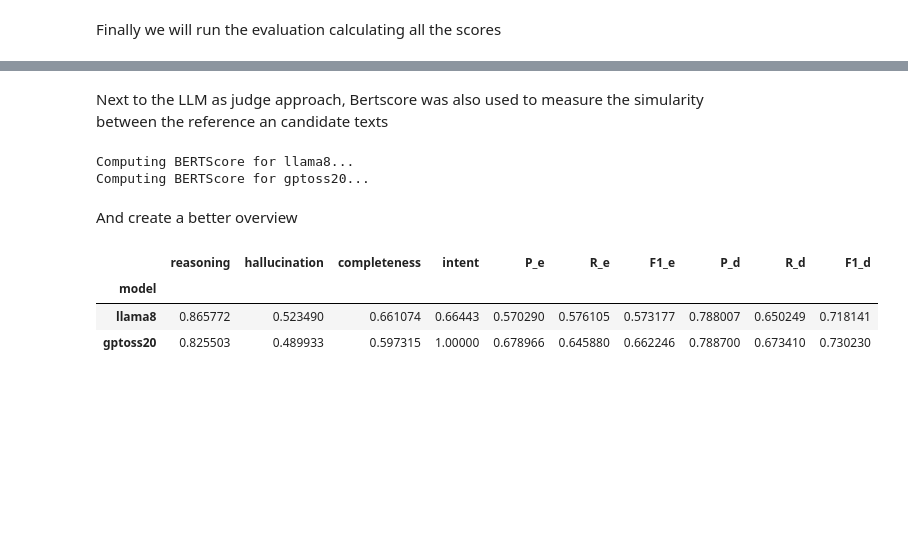
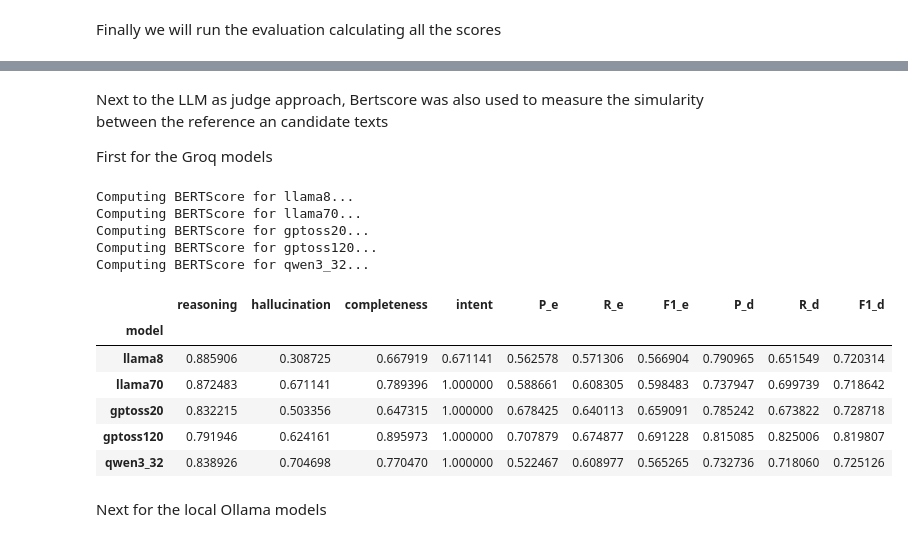
Before and after one commit to bcruijsberg/checkmate, a Jupyter notebook: Evaluation/llm_as_judge.ipynb, the cells around one changed output, grey strips where cells are left out. Drawn from its saved outputs; the diff is of its cells as text; code cells hidden in the pictures; blank space fills up the shorter version.

```diff
--- a/Evaluation/llm_as_judge.ipynb
+++ b/Evaluation/llm_as_judge.ipynb
@@ -677,20 +664,22 @@ dtype: float64
 # %% [markdown]
 Next to the LLM as judge approach, Bertscore was also used to measure the simularity between the reference an candidate texts
+
+First for the Groq models
 # %%
 from bert_score import BERTScorer
 scorer = BERTScorer(model_type="distilroberta-base",lang="en",rescale_with_baseline=True,device="cuda")
 
-# Copy of dataset
-metrics_df = scores_df.copy()
+# Load your ground dataset
+metrics_df  = pd.read_csv("scores_output-groq.csv", encoding="utf-8")
 
 # Models to evaluate
-models = ["llama8", "gptoss20"]
+models_to_test = ["llama8", "llama70", "gptoss20", "gptoss120","qwen3_32"]
 
 # Reference texts
 r_explanation = metrics_df["explanation"].fillna("").astype(str).tolist()
 r_details = metrics_df["details_text"].fillna("").astype(str).tolist()
 
-for model in models:
+for model in models_to_test:
     print(f"Computing BERTScore for {model}...")
 
     # Candidate texts
@@ -711,35 +700,43 @@ for model in models:
     metrics_df[f"P_details_{model}"] = P_d.cpu().numpy()
     metrics_df[f"R_details_{model}"] = R_d.cpu().numpy()
     metrics_df[f"F1_details_{model}"] = F1_d.cpu().numpy()
+
+metrics_df.to_csv("metrics_output-groq.csv", index=False)
 # %% [output]
 Computing BERTScore for llama8...
+Computing BERTScore for llama70...
 Computing BERTScore for gptoss20...
+Computing BERTScore for gptoss120...
+Computing BERTScore for qwen3_32...
-# %% [markdown]
-And create a better overview
 # %%
 rows = []
 
-for model in models:
+for model in models_to_test:
     rows.append({
         "model": model,
-        "reasoning": scores_df[f"reason_{model}"].mean(),
-        "hallucination": scores_df[f"halluci_{model}"].mean(),
-        "completeness": scores_df[f"complete_{model}"].mean(),
-        "intent": scores_df[f"intent_{model}"].mean(),
+        "reasoning": metrics_df[f"reason_{model}"].mean(),
+        "hallucination": metrics_df[f"halluci_{model}"].mean(),
+        "completeness": metrics_df[f"complete_{model}"].mean(),
+        "intent": metrics_df[f"intent_{model}"].mean(),
 
-        "P_e": scores_df[f"P_explanation_{model}"].mean(),
-        "R_e": scores_df[f"R_explanation_{model}"].mean(),
-        "F1_e": scores_df[f"F1_explanation_{model}"].mean(),
+        "P_e": metrics_df[f"P_explanation_{model}"].mean(),
+        "R_e": metrics_df[f"R_explanation_{model}"].mean(),
+        "F1_e": metrics_df[f"F1_explanation_{model}"].mean(),
 
-        "P_d": scores_df[f"P_details_{model}"].mean(),
-        "R_d": scores_df[f"R_details_{model}"].mean(),
-        "F1_d": scores_df[f"F1_details_{model}"].mean(),
+        "P_d": metrics_df[f"P_details_{model}"].mean(),
+        "R_d": metrics_df[f"R_details_{model}"].mean(),
+        "F1_d": metrics_df[f"F1_details_{model}"].mean(),
     })
 
 summary_df = pd.DataFrame(rows).set_index("model")
 summary_df
 # %% [output]
 |  | reasoning | hallucination | completeness | intent | P_e | R_e | F1_e | P_d | R_d | F1_d |
 | model |  |  |  |  |  |  |  |  |  |  |
-| llama8 | 0.865772 | 0.523490 | 0.661074 | 0.66443 | 0.570290 | 0.576105 | 0.573177 | 0.788007 | 0.650249 | 0.718141 |
-| gptoss20 | 0.825503 | 0.489933 | 0.597315 | 1.00000 | 0.678966 | 0.645880 | 0.662246 | 0.788700 | 0.673410 | 0.730230 |
+| llama8 | 0.885906 | 0.308725 | 0.667919 | 0.671141 | 0.562578 | 0.571306 | 0.566904 | 0.790965 | 0.651549 | 0.720314 |
+| llama70 | 0.872483 | 0.671141 | 0.789396 | 1.000000 | 0.588661 | 0.608305 | 0.598483 | 0.737947 | 0.699739 | 0.718642 |
+| gptoss20 | 0.832215 | 0.503356 | 0.647315 | 1.000000 | 0.678425 | 0.640113 | 0.659091 | 0.785242 | 0.673822 | 0.728718 |
+| gptoss120 | 0.791946 | 0.624161 | 0.895973 | 1.000000 | 0.707879 | 0.674877 | 0.691228 | 0.815085 | 0.825006 | 0.819807 |
+| qwen3_32 | 0.838926 | 0.704698 | 0.770470 | 1.000000 | 0.522467 | 0.608977 | 0.565265 | 0.732736 | 0.718060 | 0.725126 |
+# %% [markdown]
+Next for the local Ollama models
```
Also changed, not shown: parts of 8 cells of this notebook, 4 other files.
